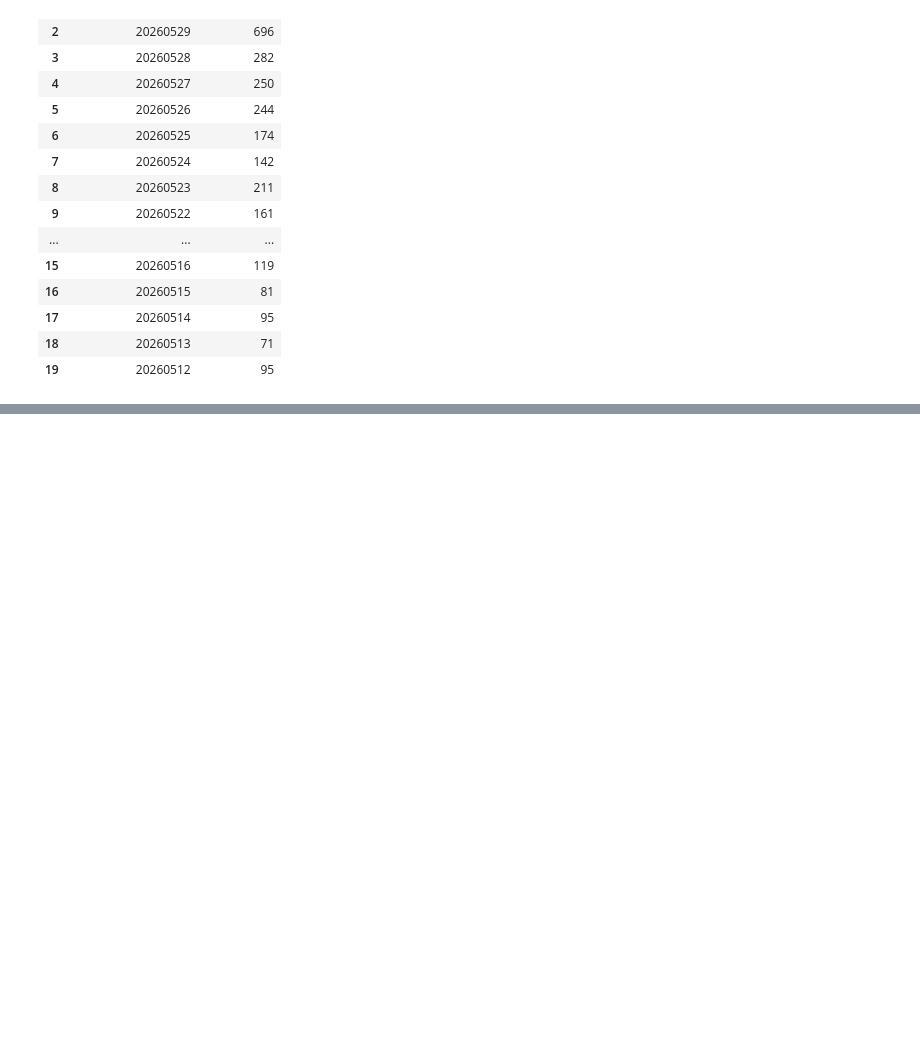
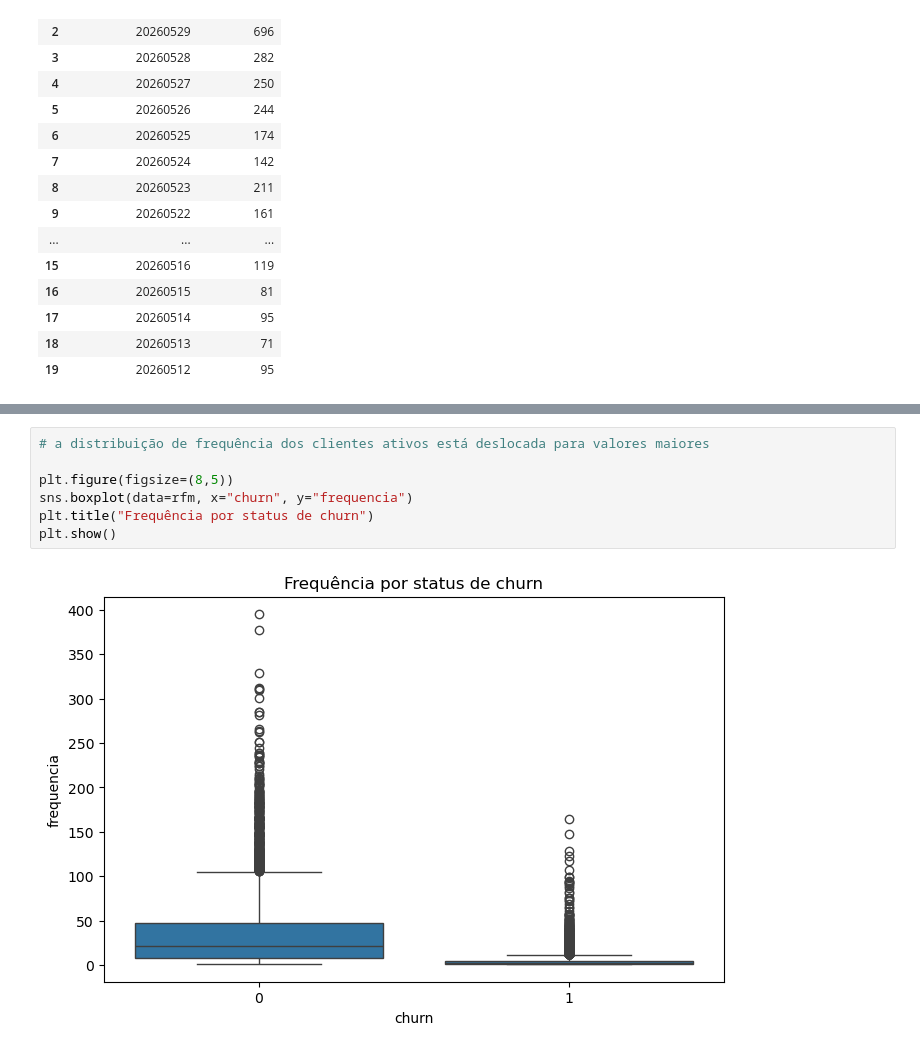
Before and after one commit to FelipeC-astro/TESTE_TECNICO_ANALISTA_PLENO, a Jupyter notebook: teste_tecnico.ipynb, the cells around one changed output, grey strips where cells are left out. Drawn from its saved outputs; the diff is of its cells as text; blank space fills up the shorter version.

```diff
--- a/teste_tecnico.ipynb
+++ b/teste_tecnico.ipynb
@@ -330,0 +576,9 @@ con.execute("""
+# %%
+# a distribuição de frequência dos clientes ativos está deslocada para valores maiores
+
+plt.figure(figsize=(8,5))
+sns.boxplot(data=rfm, x="churn", y="frequencia")
+plt.title("Frequência por status de churn")
+plt.show()
+# %% [output]
+[figure, added]
```
Also changed, not shown: parts of 52 cells of this notebook.
